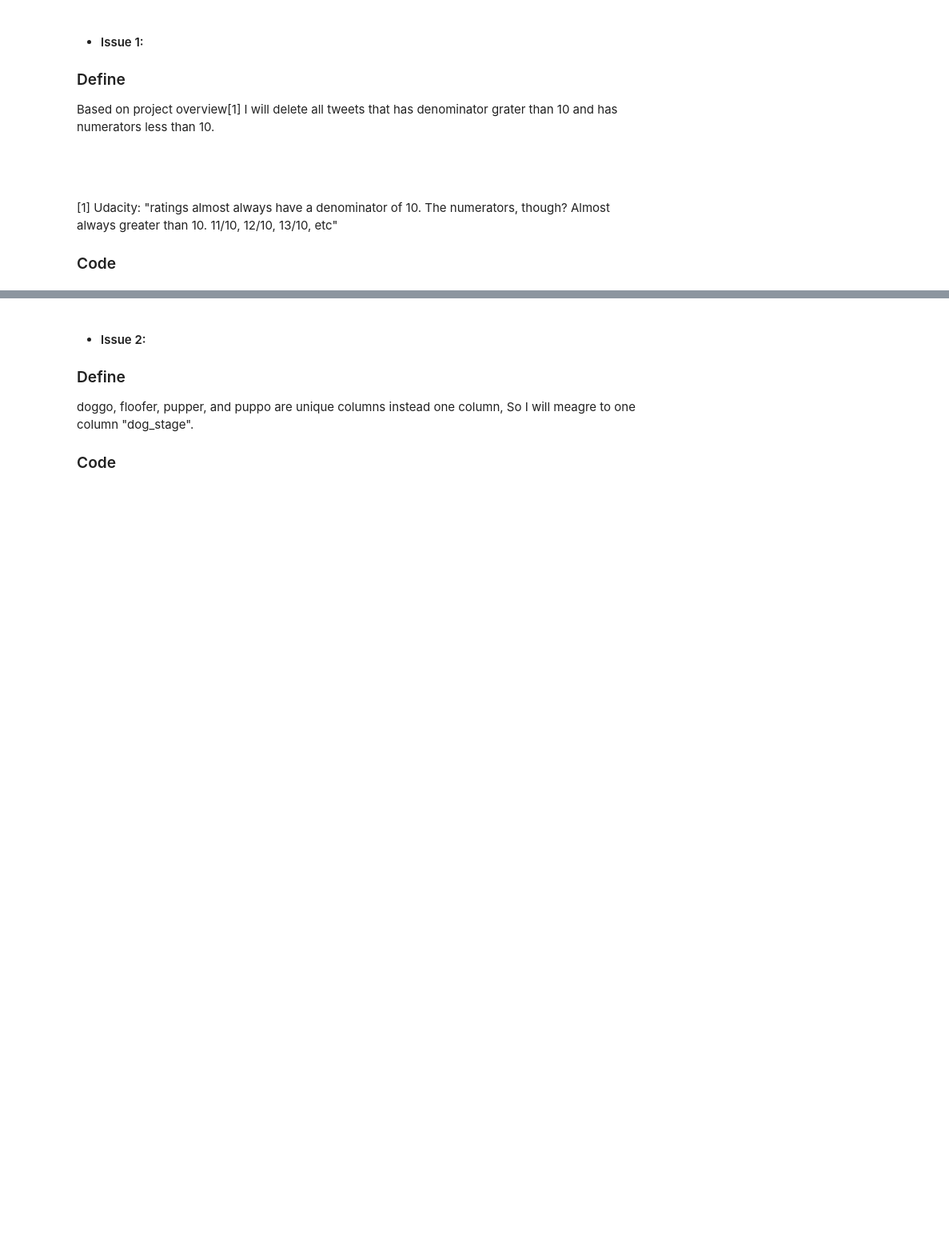
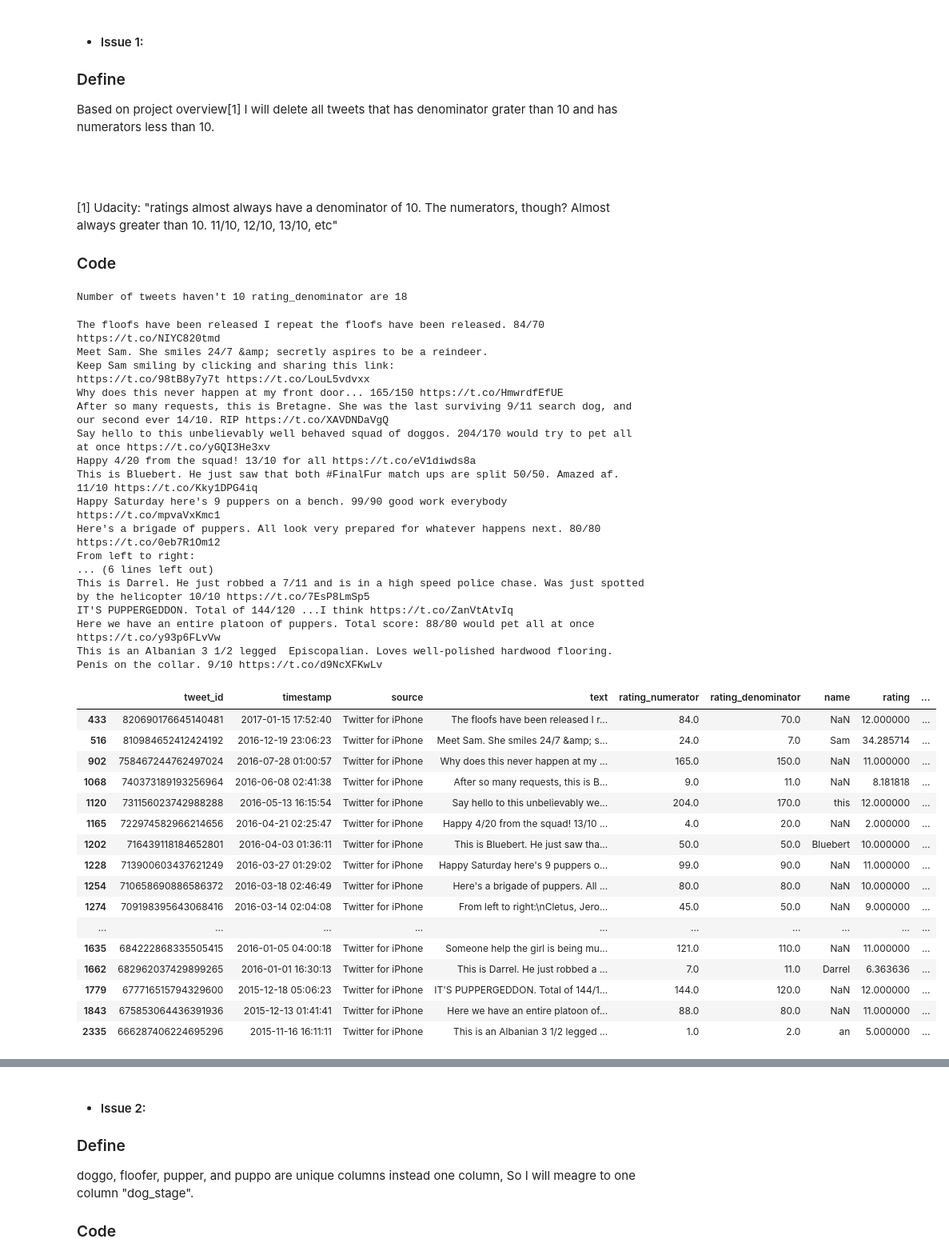
Before and after one commit to Alyahya-A/wrangle-and-analyze-data, a Jupyter notebook: wrangle_act.ipynb, the cells around one changed output, grey strips where cells are left out. Shown at 80% size. Cells and saved outputs as stored; diff of their text form; code cells hidden in the pictures; blank space fills up the shorter version.

```diff
--- a/wrangle_act.ipynb
+++ b/wrangle_act.ipynb
@@ -889,3 +888,50 @@ Based on project overview[1] I will delete all tweets that has denominator grate
 
 
 ### Code
+# %%
+print("Number of tweets haven't 10 rating_denominator are {} "
+      .format(archive_clean_df[archive_clean_df.rating_denominator != 10].tweet_id.count()))
+# %% [output]
+Number of tweets haven't 10 rating_denominator are 18
+# %%
+temp_df = archive_clean_df[archive_clean_df.rating_denominator != 10]
+
+for text in temp_df.text:
+    print(text)
+
+temp_df
+# %% [output]
+The floofs have been released I repeat the floofs have been released. 84/70 https://t.co/NIYC820tmd
+Meet Sam. She smiles 24/7 &amp; secretly aspires to be a reindeer.
+Keep Sam smiling by clicking and sharing this link:
+https://t.co/98tB8y7y7t https://t.co/LouL5vdvxx
+Why does this never happen at my front door... 165/150 https://t.co/HmwrdfEfUE
+After so many requests, this is Bretagne. She was the last surviving 9/11 search dog, and our second ever 14/10. RIP https://t.co/XAVDNDaVgQ
+Say hello to this unbelievably well behaved squad of doggos. 204/170 would try to pet all at once https://t.co/yGQI3He3xv
+Happy 4/20 from the squad! 13/10 for all https://t.co/eV1diwds8a
+This is Bluebert. He just saw that both #FinalFur match ups are split 50/50. Amazed af. 11/10 https://t.co/Kky1DPG4iq
+Happy Saturday here's 9 puppers on a bench. 99/90 good work everybody https://t.co/mpvaVxKmc1
+Here's a brigade of puppers. All look very prepared for whatever happens next. 80/80 https://t.co/0eb7R1Om12
+From left to right:
+... (6 lines left out)
+This is Darrel. He just robbed a 7/11 and is in a high speed police chase. Was just spotted by the helicopter 10/10 https://t.co/7EsP8LmSp5
+IT'S PUPPERGEDDON. Total of 144/120 ...I think https://t.co/ZanVtAtvIq
+Here we have an entire platoon of puppers. Total score: 88/80 would pet all at once https://t.co/y93p6FLvVw
+This is an Albanian 3 1/2 legged  Episcopalian. Loves well-polished hardwood flooring. Penis on the collar. 9/10 https://t.co/d9NcXFKwLv
+|  | tweet_id | timestamp | source | text | rating_numerator | rating_denominator | name | rating | ... |
+| 433 | 820690176645140481 | 2017-01-15 17:52:40 | Twitter for iPhone | The floofs have been released I r... | 84.0 | 70.0 | NaN | 12.000000 | ... |
+| 516 | 810984652412424192 | 2016-12-19 23:06:23 | Twitter for iPhone | Meet Sam. She smiles 24/7 &amp; s... | 24.0 | 7.0 | Sam | 34.285714 | ... |
+| 902 | 758467244762497024 | 2016-07-28 01:00:57 | Twitter for iPhone | Why does this never happen at my ... | 165.0 | 150.0 | NaN | 11.000000 | ... |
+| 1068 | 740373189193256964 | 2016-06-08 02:41:38 | Twitter for iPhone | After so many requests, this is B... | 9.0 | 11.0 | NaN | 8.181818 | ... |
+| 1120 | 731156023742988288 | 2016-05-13 16:15:54 | Twitter for iPhone | Say hello to this unbelievably we... | 204.0 | 170.0 | this | 12.000000 | ... |
+| 1165 | 722974582966214656 | 2016-04-21 02:25:47 | Twitter for iPhone | Happy 4/20 from the squad! 13/10 ... | 4.0 | 20.0 | NaN | 2.000000 | ... |
+| 1202 | 716439118184652801 | 2016-04-03 01:36:11 | Twitter for iPhone | This is Bluebert. He just saw tha... | 50.0 | 50.0 | Bluebert | 10.000000 | ... |
+| 1228 | 713900603437621249 | 2016-03-27 01:29:02 | Twitter for iPhone | Happy Saturday here's 9 puppers o... | 99.0 | 90.0 | NaN | 11.000000 | ... |
+| 1254 | 710658690886586372 | 2016-03-18 02:46:49 | Twitter for iPhone | Here's a brigade of puppers. All ... | 80.0 | 80.0 | NaN | 10.000000 | ... |
+| 1274 | 709198395643068416 | 2016-03-14 02:04:08 | Twitter for iPhone | From left to right:\nCletus, Jero... | 45.0 | 50.0 | NaN | 9.000000 | ... |
+| ... | ... | ... | ... | ... | ... | ... | ... | ... | ... |
+| 1635 | 684222868335505415 | 2016-01-05 04:00:18 | Twitter for iPhone | Someone help the girl is being mu... | 121.0 | 110.0 | NaN | 11.000000 | ... |
+| 1662 | 682962037429899265 | 2016-01-01 16:30:13 | Twitter for iPhone | This is Darrel. He just robbed a ... | 7.0 | 11.0 | Darrel | 6.363636 | ... |
+| 1779 | 677716515794329600 | 2015-12-18 05:06:23 | Twitter for iPhone | IT'S PUPPERGEDDON. Total of 144/1... | 144.0 | 120.0 | NaN | 12.000000 | ... |
+| 1843 | 675853064436391936 | 2015-12-13 01:41:41 | Twitter for iPhone | Here we have an entire platoon of... | 88.0 | 80.0 | NaN | 11.000000 | ... |
+| 2335 | 666287406224695296 | 2015-11-16 16:11:11 | Twitter for iPhone | This is an Albanian 3 1/2 legged ... | 1.0 | 2.0 | an | 5.000000 | ... |
```
Also changed, not shown: parts of 3 cells of this notebook.
